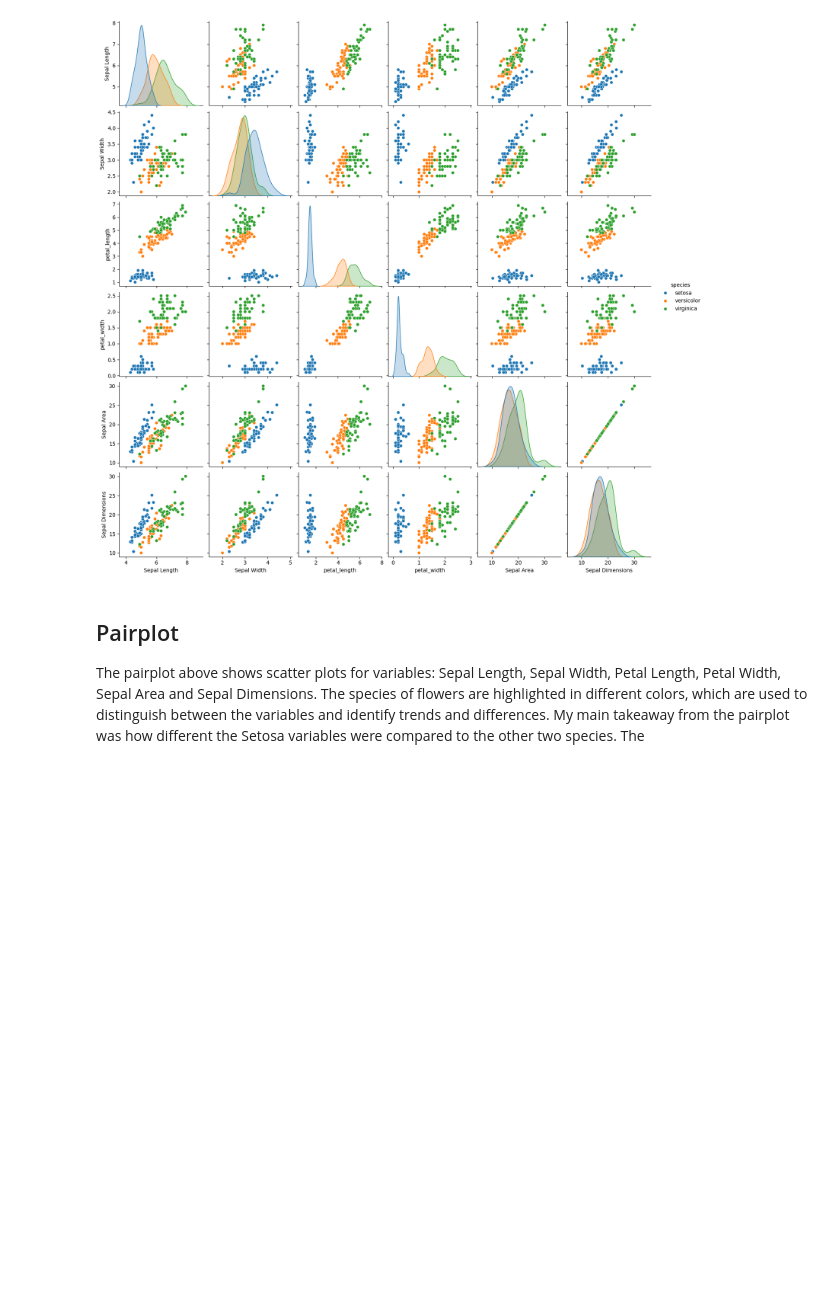
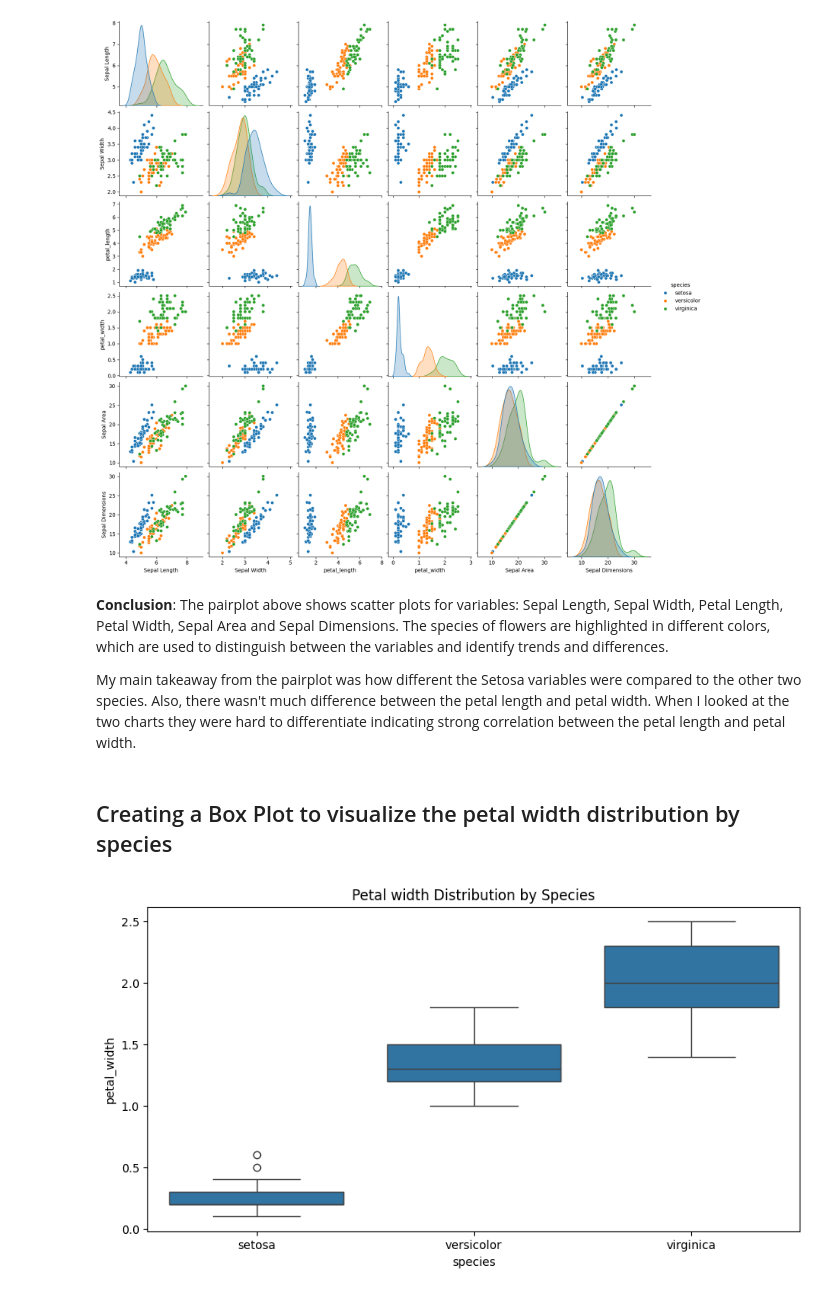
Before and after one commit to ryankrabbe/Jupyter-Data-Story, a Jupyter notebook: ryankrabbe_eda.ipynb, the cells around one changed output. Cells and saved outputs as stored; diff of their text form; code cells hidden in the pictures; blank space fills up the shorter version.

```diff
--- a/ryankrabbe_eda.ipynb
+++ b/ryankrabbe_eda.ipynb
@@ -122,7 +147,15 @@ plt.show()
 # %% [output]
 [figure]
 # %% [markdown]
-## Pairplot
+**Conclusion**: The pairplot above shows scatter plots for variables: Sepal Length, Sepal Width, Petal Length, Petal Width, Sepal Area and Sepal Dimensions. The species of flowers are highlighted in different colors, which are used to distinguish between the variables and identify trends and differences.
 
-The pairplot above shows scatter plots for variables: Sepal Length, Sepal Width, Petal Length, Petal Width, Sepal Area and Sepal Dimensions. The species of flowers are highlighted in different colors, which are used to distinguish between the variables and identify trends and differences.
-My main takeaway from the pairplot was how different the Setosa variables were compared to the other two species. The
+My main takeaway from the pairplot was how different the Setosa variables were compared to the other two species. Also, there wasn't much difference between the petal length and petal width. When I looked at the two charts they were hard to differentiate indicating strong correlation between the petal length and petal width.
+# %% [markdown]
+## Creating a Box Plot to visualize the petal width distribution by species
+# %%
+plt.figure(figsize=(10, 5))
+sns.boxplot(x='species', y='petal_width', data=df)
+plt.title('Petal width Distribution by Species')
+plt.show()
+# %% [output]
+[figure, added]
```
Also changed, not shown: parts of 18 cells of this notebook.
